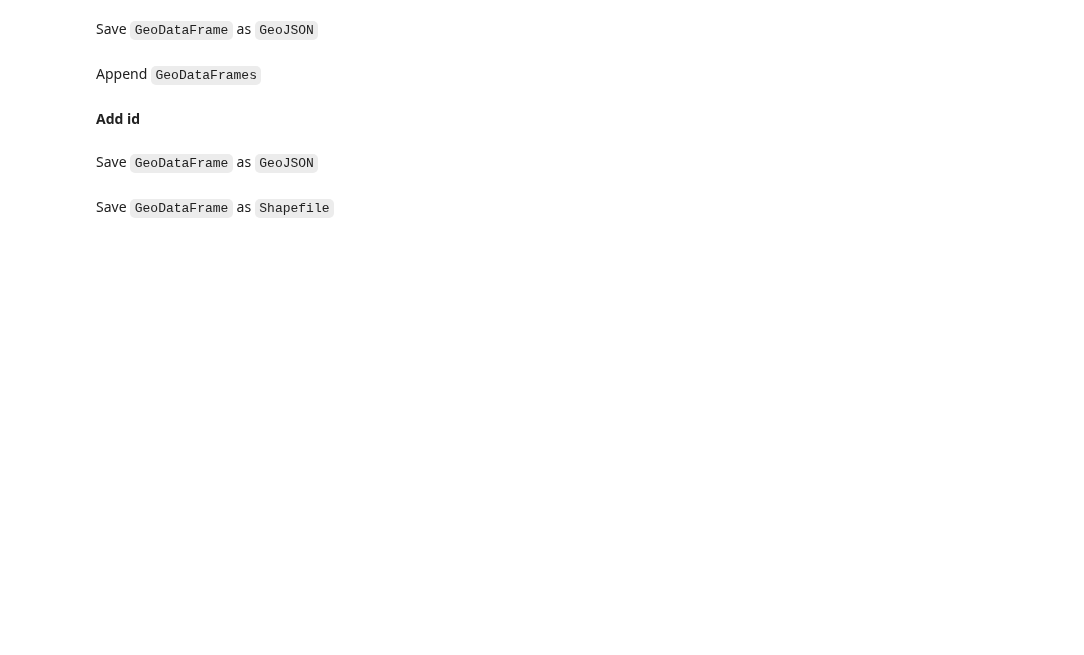
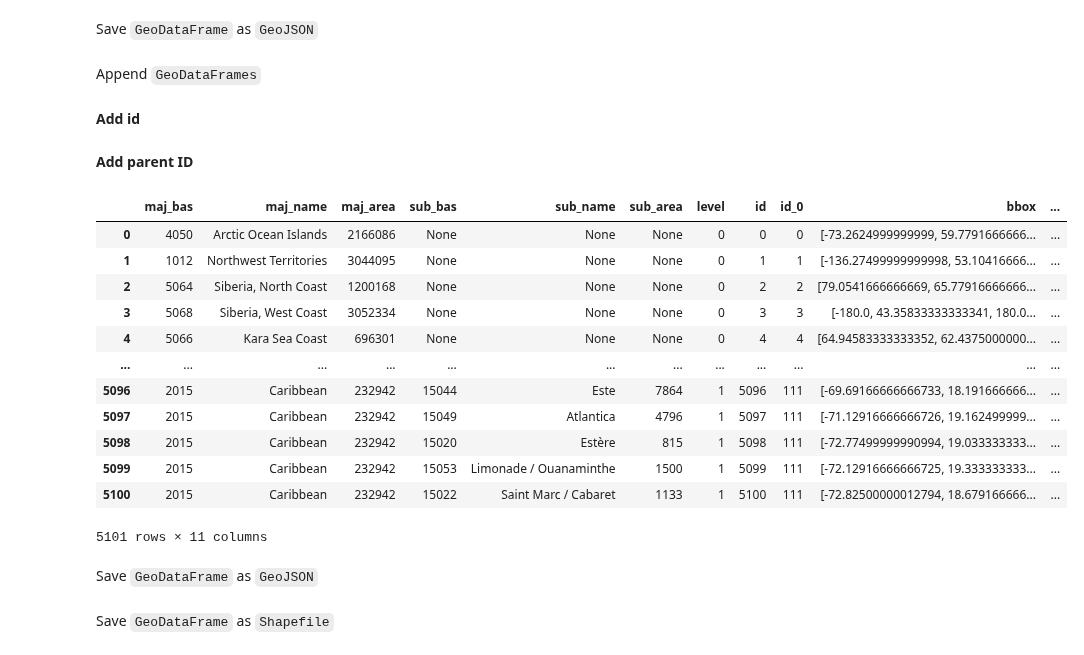
Before and after one commit to Vizzuality/soils-revealed-data, a Jupyter notebook: processing/create_MBTiles.ipynb, the cells around one changed output. Cells and saved outputs as stored; diff of their text form; code cells hidden in the pictures; blank space fills up the shorter version.

```diff
--- a/processing/create_MBTiles.ipynb
+++ b/processing/create_MBTiles.ipynb
@@ -291,6 +315,30 @@ data
 **Add id**
 # %%
 data['id'] = np.arange(len(data))
+# %% [markdown]
+**Add parent ID**
+# %%
+data = gpd.read_file('../data/mbtiles/hydrological_basins/hydrological_basins.shp')
+# %%
+data = pd.merge(data, data[data['level']==0][['maj_name', 'id']], on='maj_name', how='left').rename(columns={'id_x': 'id', 'id_y': 'id_0'})
+columns = list(data.columns)
+columns.insert(len(columns)-3, columns.pop(len(columns)-1))
+data = data[columns]
+data
+# %% [output]
+|  | maj_bas | maj_name | maj_area | sub_bas | sub_name | sub_area | level | id | id_0 | bbox | ... |
+| 0 | 4050 | Arctic Ocean Islands | 2166086 | None | None | None | 0 | 0 | 0 | [-73.2624999999999, 59.7791666666... | ... |
+| 1 | 1012 | Northwest Territories | 3044095 | None | None | None | 0 | 1 | 1 | [-136.27499999999998, 53.10416666... | ... |
+| 2 | 5064 | Siberia, North Coast | 1200168 | None | None | None | 0 | 2 | 2 | [79.0541666666669, 65.77916666666... | ... |
+| 3 | 5068 | Siberia, West Coast | 3052334 | None | None | None | 0 | 3 | 3 | [-180.0, 43.35833333333341, 180.0... | ... |
+| 4 | 5066 | Kara Sea Coast | 696301 | None | None | None | 0 | 4 | 4 | [64.94583333333352, 62.4375000000... | ... |
+| ... | ... | ... | ... | ... | ... | ... | ... | ... | ... | ... | ... |
+| 5096 | 2015 | Caribbean | 232942 | 15044 | Este | 7864 | 1 | 5096 | 111 | [-69.69166666666733, 18.191666666... | ... |
+| 5097 | 2015 | Caribbean | 232942 | 15049 | Atlantica | 4796 | 1 | 5097 | 111 | [-71.12916666666726, 19.162499999... | ... |
+| 5098 | 2015 | Caribbean | 232942 | 15020 | Estère | 815 | 1 | 5098 | 111 | [-72.77499999990994, 19.033333333... | ... |
+| 5099 | 2015 | Caribbean | 232942 | 15053 | Limonade / Ouanaminthe | 1500 | 1 | 5099 | 111 | [-72.12916666666725, 19.333333333... | ... |
+| 5100 | 2015 | Caribbean | 232942 | 15022 | Saint Marc / Cabaret | 1133 | 1 | 5100 | 111 | [-72.82500000012794, 18.679166666... | ... |
+5101 rows × 11 columns
 # %% [markdown]
 Save `GeoDataFrame` as `GeoJSON`
 # %%
```
Also changed, not shown: parts of 11 cells of this notebook.
